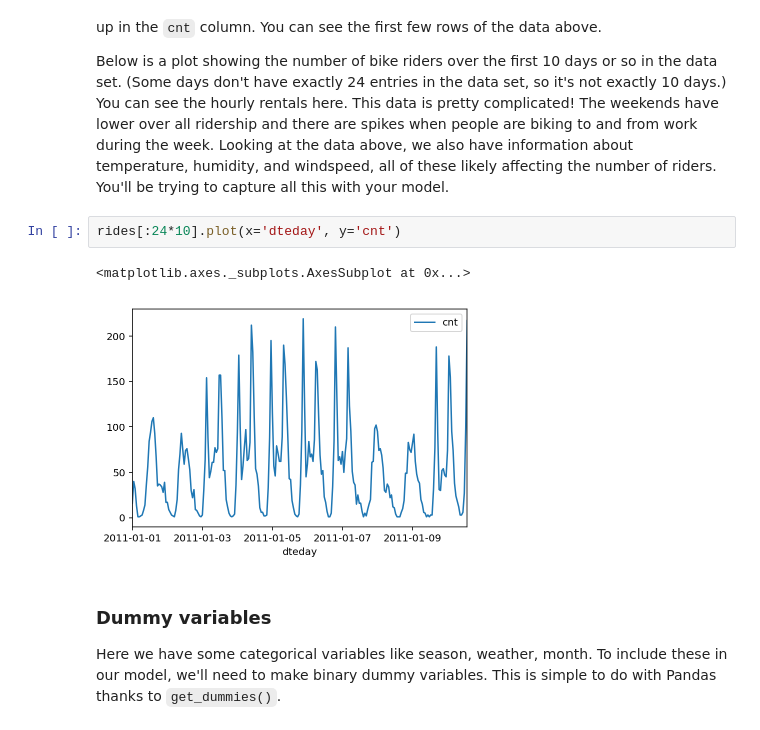
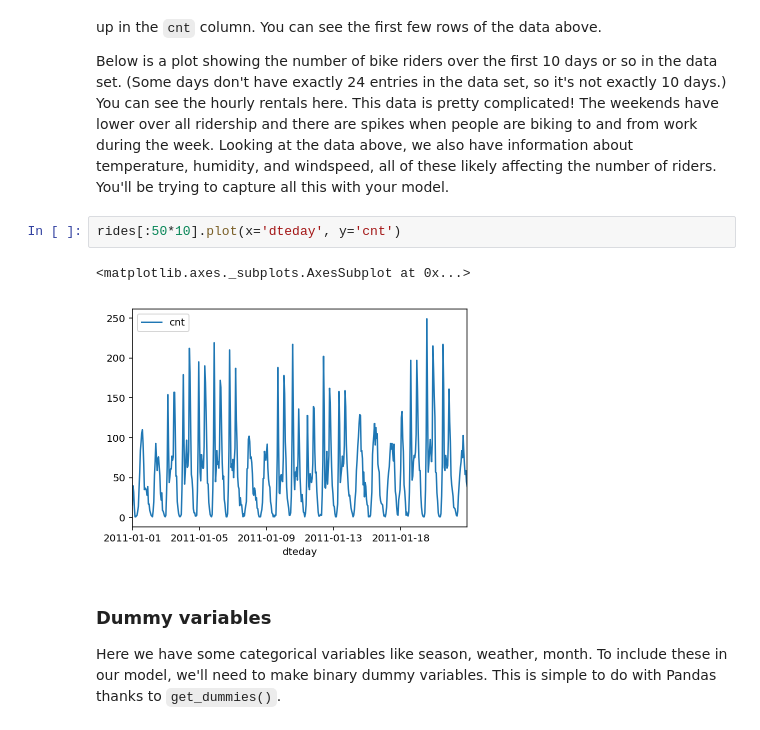
Before and after one commit to pkcdazz/deep-learning, a Jupyter notebook: first-neural-network/DLND Your first neural network.ipynb, the cells around one changed output. Cells and saved outputs as stored; diff of their text form.

```diff
--- a/first-neural-network/DLND Your first neural network.ipynb
+++ b/first-neural-network/DLND Your first neural network.ipynb
@@ -33,10 +33,10 @@ This dataset has the number of riders for each hour of each day from January 1 2
 
 Below is a plot showing the number of bike riders over the first 10 days or so in the data set. (Some days don't have exactly 24 entries in the data set, so it's not exactly 10 days.) You can see the hourly rentals here. This data is pretty complicated! The weekends have lower over all ridership and there are spikes when people are biking to and from work during the week. Looking at the data above, we also have information about temperature, humidity, and windspeed, all of these likely affecting the number of riders. You'll be trying to capture all this with your model.
 # %%
-rides[:24*10].plot(x='dteday', y='cnt')
+rides[:50*10].plot(x='dteday', y='cnt')
 # %% [output]
 <matplotlib.axes._subplots.AxesSubplot at 0x...>
-[figure, old version]
+[figure, new version]
 # %% [markdown]
 ### Dummy variables
 Here we have some categorical variables like season, weather, month. To include these in our model, we'll need to make binary dummy variables. This is simple to do with Pandas thanks to `get_dummies()`.
```
Also changed, not shown: parts of 5 cells of this notebook, 2 other files.
